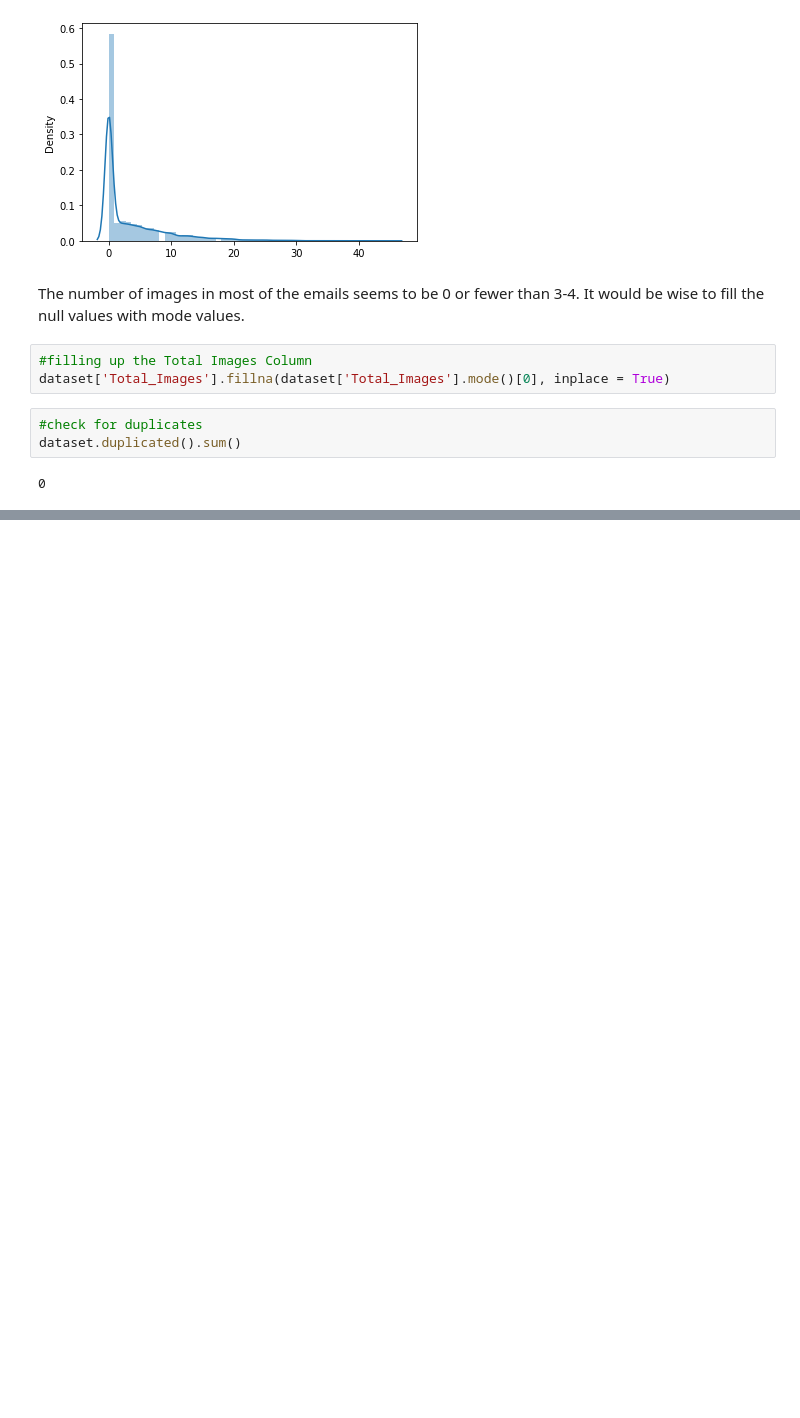
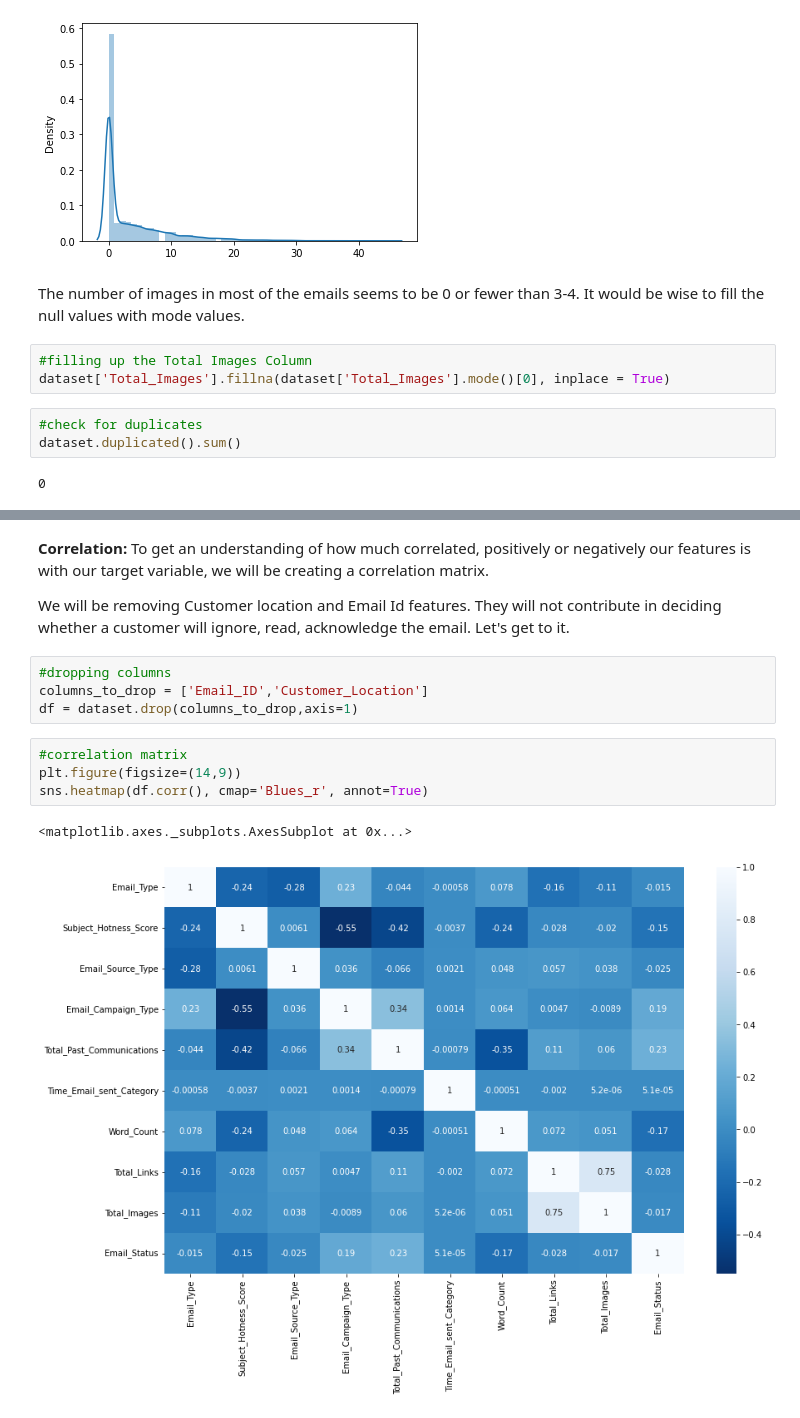
Before and after one commit to nishchay187/Capstone-Project---Email-Campaign-Effectiveness-Prediction, a Jupyter notebook: Email_Campaign_Effectiveness_Prediction_Nishchay_Kukreja.ipynb, the cells around one changed output, grey strips where cells are left out. Cells and saved outputs as stored; diff of their text form; blank space fills up the shorter version.

```diff
--- a/Email_Campaign_Effectiveness_Prediction_Nishchay_Kukreja.ipynb
+++ b/Email_Campaign_Effectiveness_Prediction_Nishchay_Kukreja.ipynb
@@ -178,0 +269,17 @@ dataset.duplicated().sum()
+# %% [markdown]
+**Correlation:**
+To get an understanding of how much correlated, positively or negatively our features is with our target variable, we will be creating a correlation matrix.
+
+We will be removing Customer location and Email Id features. They will not contribute in deciding whether a customer will ignore, read, acknowledge the email.
+Let's get to it.
+# %%
+#dropping columns
+columns_to_drop = ['Email_ID','Customer_Location']
+df = dataset.drop(columns_to_drop,axis=1)
+# %%
+#correlation matrix
+plt.figure(figsize=(14,9))
+sns.heatmap(df.corr(), cmap='Blues_r', annot=True)
+# %% [output]
+<matplotlib.axes._subplots.AxesSubplot at 0x...>
+[figure, added]
```
Also changed, not shown: parts of 8 cells of this notebook.
